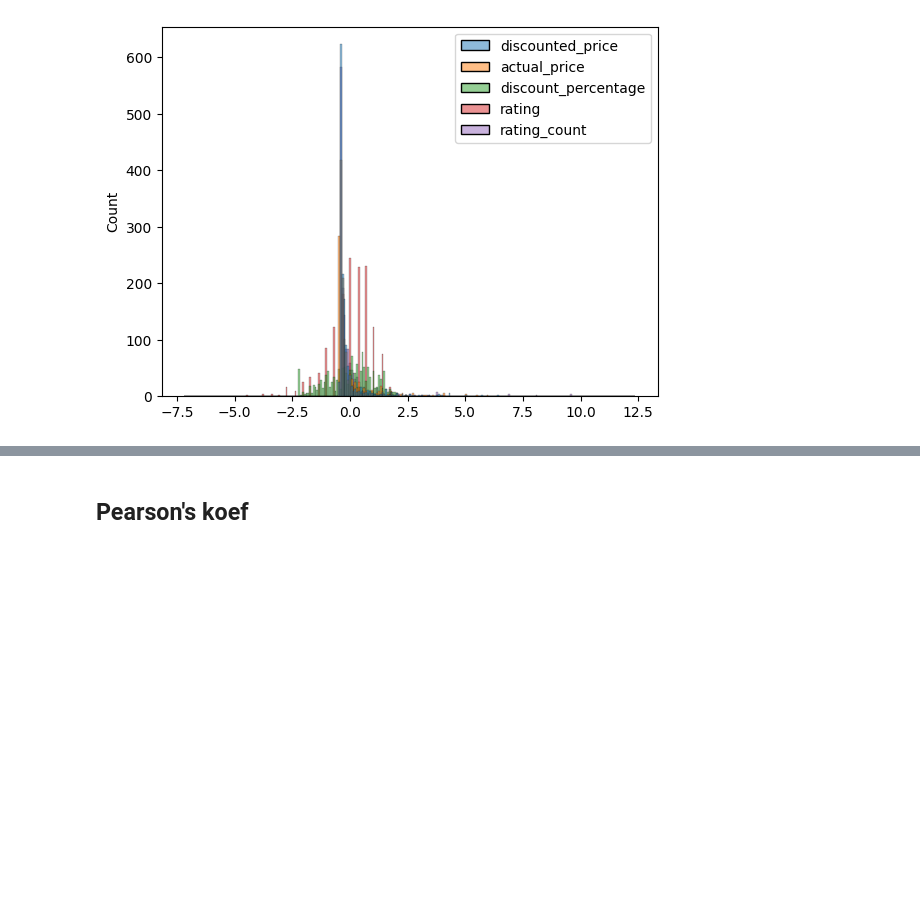
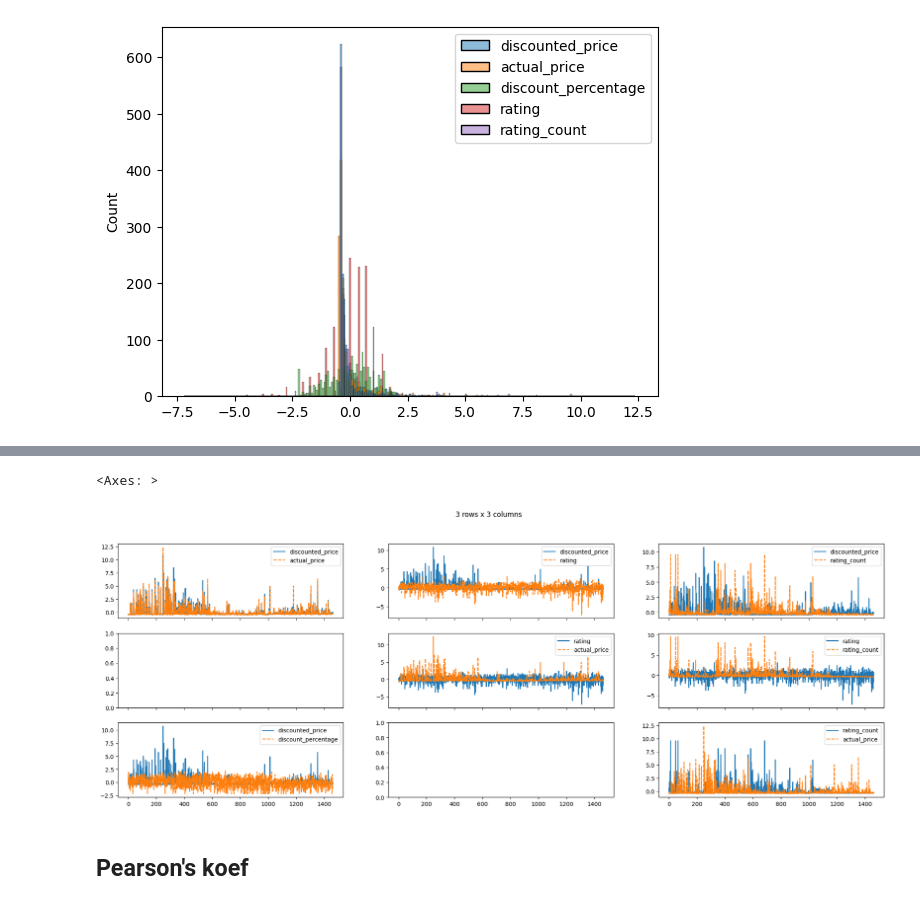
Before and after one commit to JavaConterry/SpecProg-DS-DA, a Jupyter notebook: Course Project/Amazon Sales Analysis.ipynb, the cells around one changed output, grey strips where cells are left out. Cells and saved outputs as stored; diff of their text form; code cells hidden in the pictures; blank space fills up the shorter version.

```diff
--- a/Course Project/Amazon Sales Analysis.ipynb
+++ b/Course Project/Amazon Sales Analysis.ipynb
@@ -206,3 +207,24 @@ sns.histplot(num_df)
+# %%
+std_num_df = std_num_df.sample(frac=0.3)
+# %%
+import matplotlib.pyplot as plt
+fig, axes = plt.subplots(3, 3, sharex=True, figsize=(24,8))
+fig.suptitle('3 rows x 3 columns')
+
+sns.lineplot(ax=axes[0, 0], data=std_num_df[['discounted_price', 'actual_price']])
+sns.lineplot(ax=axes[0, 1], data=std_num_df[['discounted_price', 'rating']])
+sns.lineplot(ax=axes[0, 2], data=std_num_df[['discounted_price', 'rating_count']])
+
+sns.lineplot(ax=axes[1, 1], data=std_num_df[['rating', 'actual_price']])
+sns.lineplot(ax=axes[1, 2], data=std_num_df[['rating', 'rating_count']])
+
+
+sns.lineplot(ax=axes[2, 2], data=std_num_df[['rating_count', 'actual_price']])
+
+sns.lineplot(ax=axes[2, 0], data=std_num_df[['discounted_price', 'discount_percentage']])
+# %% [output]
+<Axes: >
+[figure, added]
 # %% [markdown]
 ## Pearson's koef
 # %%
```
Also changed, not shown: parts of 15 cells of this notebook.
